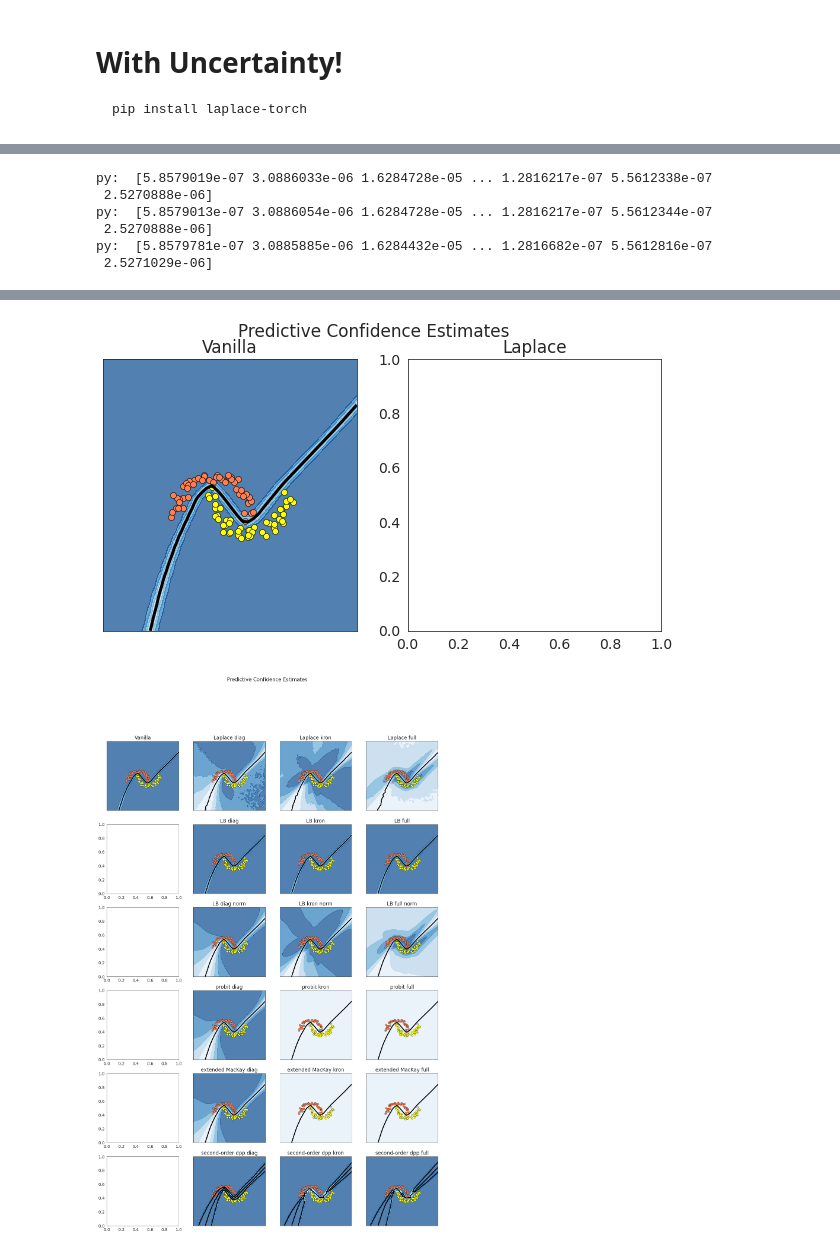
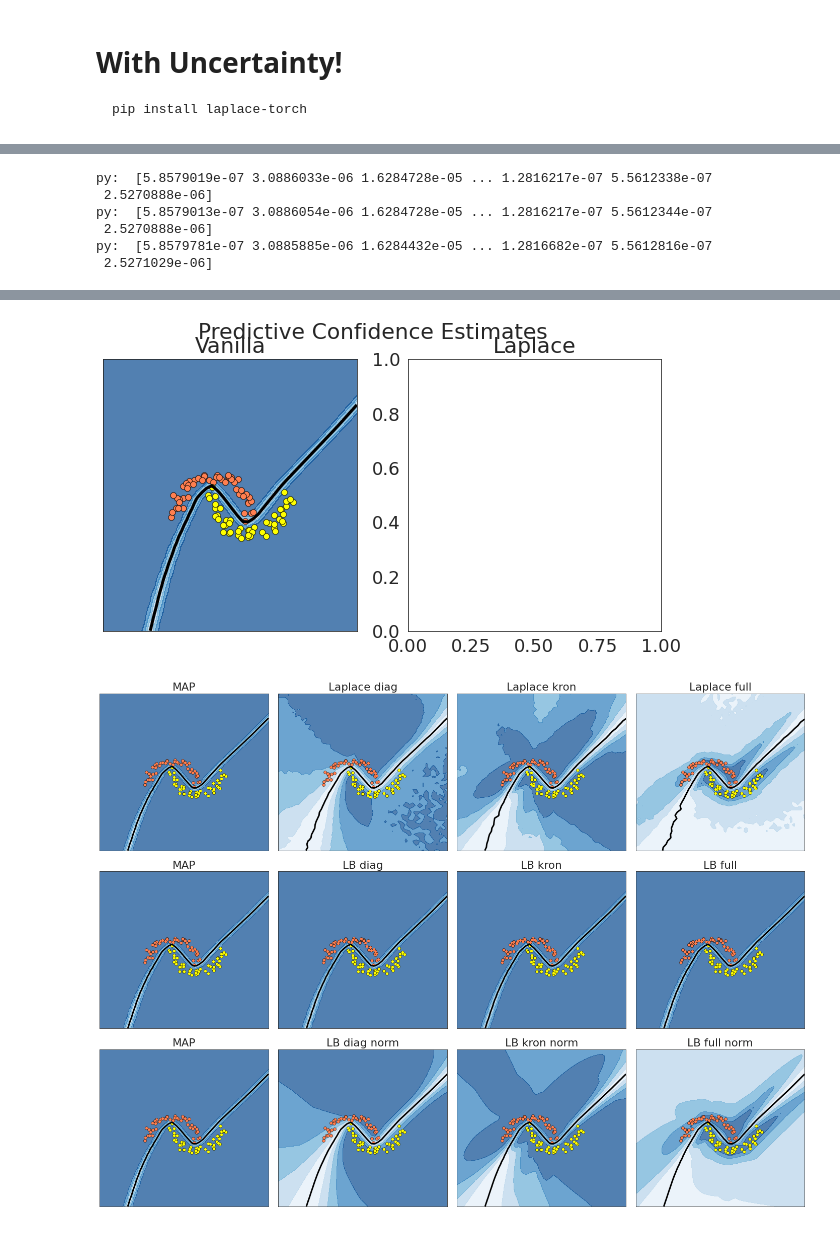
Before and after one commit to mariushobbhahn/LB_for_BNNs_official, a Jupyter notebook: bnn_laplace.ipynb, the cells around one changed output, grey strips where cells are left out. Saved outputs shown, nothing was run; the diff lists cells and outputs as text; code cells hidden in the pictures.

Commit message:
updated figures

```diff
--- a/bnn_laplace.ipynb
+++ b/bnn_laplace.ipynb
@@ -17,7 +17,7 @@ from IPython import display
 
 %matplotlib inline
 matplotlib.rcParams['figure.figsize'] = (5, 5)
-matplotlib.rcParams['font.size'] = 14
+matplotlib.rcParams['font.size'] = 18
 matplotlib.rcParams['font.family'] = "serif"
 matplotlib.rcParams['font.serif'] = 'Times'
 #matplotlib.rcParams['text.usetex'] = True
@@ -235,9 +235,9 @@ for epoch in range(n_iter): #1000
         #####################################
 
         # Plot
-        fig, axs = plt.subplots(6, 4, figsize=(20,30))
+        fig, axs = plt.subplots(3, 4, figsize=(20, 15))
 
-        axs[0][0].set_title('Vanilla')
+        axs[0][0].set_title('MAP')
         plot(fig, axs[0][0], model, colorbar=False)
 
         axs[0][1].set_title('Laplace diag')
@@ -253,6 +253,9 @@ for epoch in range(n_iter): #1000
         #plot(fig, axs[1][0], la_full, link='probit', colorbar=False)
 
         ####### LB
+        axs[1][0].set_title('MAP')
+        plot(fig, axs[1][0], model, colorbar=False)
+
         axs[1][1].set_title('LB diag')
         plot(fig, axs[1][1], la_diag, link='bridge', colorbar=False)
 
@@ -263,6 +266,9 @@ for epoch in range(n_iter): #1000
         plot(fig, axs[1][3], la_full, link='bridge', colorbar=False)
 
         ####### LB
+        axs[2][0].set_title('MAP')
+        plot(fig, axs[2][0], model, colorbar=False)
+
         axs[2][1].set_title('LB diag norm')
         plot(fig, axs[2][1], la_diag, link='bridge_norm', colorbar=False)
 
@@ -272,6 +278,7 @@ for epoch in range(n_iter): #1000
         axs[2][3].set_title('LB full norm')
         plot(fig, axs[2][3], la_full, link='bridge_norm', colorbar=False)
 
+        """
         ####### Probit
         axs[3][1].set_title('probit diag')
         plot(fig, axs[3][1], la_diag, link='probit', colorbar=False)
@@ -301,8 +308,11 @@ for epoch in range(n_iter): #1000
 
         axs[5][3].set_title('second-order dpp full')
         plot(fig, axs[5][3], la_full, link='second_order_dpp', colorbar=False)
+        """
 
-        plt.suptitle('Predictive Confidence Estimates')
+        #plt.suptitle('Predictive Confidence Estimates')
+        plt.tight_layout()
+        plt.savefig("BNN_2D_moons.pdf")
         fig.show()
 
         #display.clear_output(wait=True)
@@ -330,2 +340,2 @@ py:  [5.8579781e-07 3.0885885e-06 1.6284432e-05 ... 1.2816682e-07 5.5612816e-07
-[figure, old version]
+[figure, new version]
-[figure, old version]
+[figure, new version]
```
Also changed, not shown: parts of 3 cells of this notebook, 1 other file.
